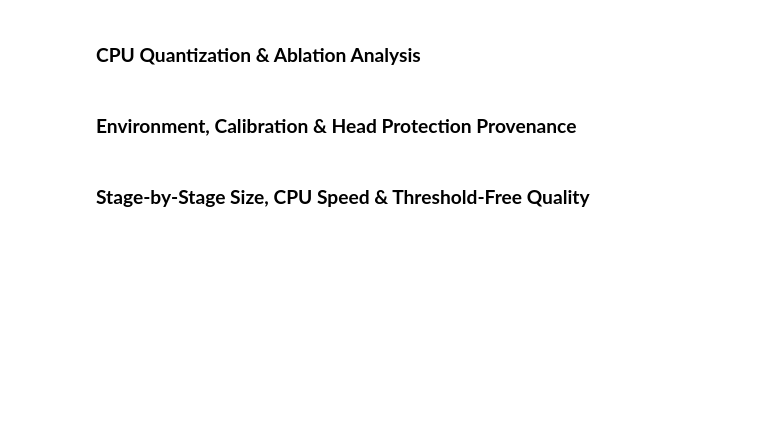
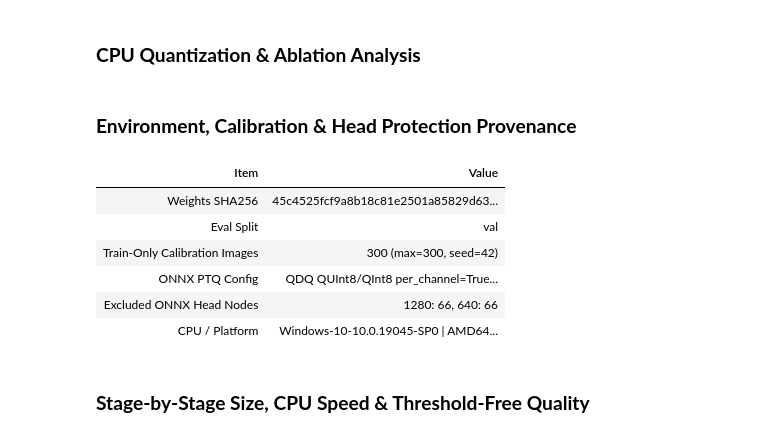
Before and after one commit to Hannysia/drone_detection, a Jupyter notebook: notebooks/08_model_quantization.ipynb, the cells around one changed output. Cells and saved outputs as stored; diff of their text form; code cells hidden in the pictures; blank space fills up the shorter version.

```diff
--- a/notebooks/08_model_quantization.ipynb
+++ b/notebooks/08_model_quantization.ipynb
@@ -22,19 +23,26 @@ print(f"Loaded {len(results_df)} ablation rows for split='{EVAL_SPLIT}' from: {R
 # %%
 env = metadata.get("environment", {})
 cal = metadata.get("calibration", {})
 onnx_cfg = metadata.get("onnx_quantization", {})
 excluded_map = onnx_cfg.get("excluded_nodes_by_resolution", {})
 
 provenance_df = pd.DataFrame([
-    {"Item": "Source Weights", "Value": metadata.get("source_weights")},
     {"Item": "Weights SHA256", "Value": metadata.get("source_weights_sha256")},
     {"Item": "Eval Split", "Value": metadata.get("eval_split")},
     {"Item": "Train-Only Calibration Images", "Value": f"{cal.get('actual_images')} (max={cal.get('max_images')}, seed={cal.get('seed')})"},
     {"Item": "ONNX PTQ Config", "Value": f"{onnx_cfg.get('format')} {onnx_cfg.get('activation_type')}/{onnx_cfg.get('weight_type')} per_channel={onnx_cfg.get('per_channel')} reduce_range={onnx_cfg.get('reduce_range')} ({onnx_cfg.get('calibrate_method')})"},
     {"Item": "Excluded ONNX Head Nodes", "Value": ", ".join(f"{k}: {len(v)}" for k, v in excluded_map.items())},
     {"Item": "CPU / Platform", "Value": f"{env.get('platform')} | {env.get('machine')} | cores={env.get('cpu_count')}"},
 ])
 display(provenance_df.style.hide(axis="index"))
+# %% [output]
+| Item | Value |
+| Weights SHA256 | 45c4525fcf9a8b18c81e2501a85829d63... |
+| Eval Split | val |
+| Train-Only Calibration Images | 300 (max=300, seed=42) |
+| ONNX PTQ Config | QDQ QUInt8/QInt8 per_channel=True... |
+| Excluded ONNX Head Nodes | 1280: 66, 640: 66 |
+| CPU / Platform | Windows-10-10.0.19045-SP0 | AMD64... |
 # %% [markdown]
 ### **Stage-by-Stage Size, CPU Speed & Threshold-Free Quality**
 # %%
```
Also changed, not shown: parts of 6 cells of this notebook, 6 other files.
